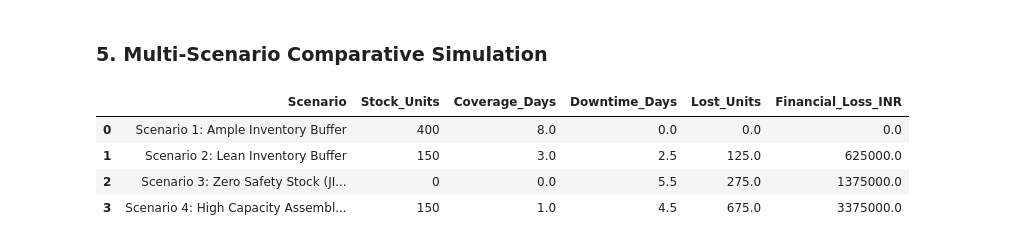
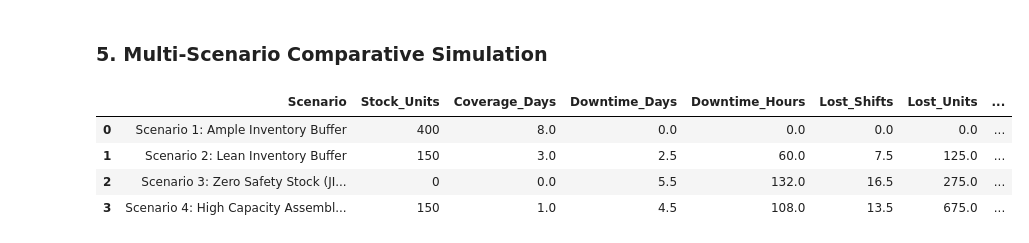
Before and after one commit to UV-Srs/ML, a Jupyter notebook: notebooks/09_Production_Loss_Analysis.ipynb, the cells around one changed output. Cells and saved outputs as stored; diff of their text form; code cells hidden in the pictures.

```diff
--- a/notebooks/09_Production_Loss_Analysis.ipynb
+++ b/notebooks/09_Production_Loss_Analysis.ipynb
@@ -160,52 +209,61 @@ display(results_df)
 # %% [markdown]
 ### 5. Multi-Scenario Comparative Simulation
 # %%
-# Compare 4 representative operational scenarios for an Engine Component order
-# Part: ENG01, Unit Cost: ₹5,000, Daily Production Burn Rate: 50 units/day, Expected Delay: 5.5 days
+# Compare 4 operational scenarios for Engine Component (ENG01)
+# Part: ENG01, Unit Cost: ₹5,000, Daily Production: 50 units/day, Line Overhead: ₹30,000/day, Delay: 5.5 days (132.0 hours)
 scenarios = [
     {
         "Scenario": "Scenario 1: Ample Inventory Buffer",
-        "Description": "Available stock (400 units) covers 8 days, absorbing 5.5 days delay.",
-        "Delay": 5.5, "Stock": 400, "Daily_Prod": 50, "Unit_Cost": 5000.0
+        "Description": "Stock (400 units) covers 8 days, fully absorbing 5.5 days delay.",
+        "Delay": 5.5, "Stock": 400, "Daily_Prod": 50, "Unit_Cost": 5000.0, "Overhead": 30000.0
     },
     {
         "Scenario": "Scenario 2: Lean Inventory Buffer",
-        "Description": "Stock (150 units) covers 3 days, leading to 2.5 days factory downtime.",
-        "Delay": 5.5, "Stock": 150, "Daily_Prod": 50, "Unit_Cost": 5000.0
+        "Description": "Stock (150 units) covers 3 days, leading to 2.5 days (60 hrs) downtime.",
+        "Delay": 5.5, "Stock": 150, "Daily_Prod": 50, "Unit_Cost": 5000.0, "Overhead": 30000.0
     },
     {
         "Scenario": "Scenario 3: Zero Safety Stock (JIT Outage)",
-        "Description": "Stock is zero; plant stops immediately for the entire 5.5 days.",
-        "Delay": 5.5, "Stock": 0, "Daily_Prod": 50, "Unit_Cost": 5000.0
+        "Description": "Stock is zero; plant halts immediately for entire 5.5 days (132 hrs).",
+        "Delay": 5.5, "Stock": 0, "Daily_Prod": 50, "Unit_Cost": 5000.0, "Overhead": 30000.0
     },
     {
         "Scenario": "Scenario 4: High Capacity Assembly Line",
         "Description": "High burn rate line (150 units/day) with 150 units stock (1 day buffer).",
-        "Delay": 5.5, "Stock": 150, "Daily_Prod": 150, "Unit_Cost": 5000.0
+        "Delay": 5.5, "Stock": 150, "Daily_Prod": 150, "Unit_Cost": 5000.0, "Overhead": 60000.0
     }
 ]
 
 scenario_records = []
 for sc in scenarios:
-    res = calculate_production_loss(sc["Delay"], sc["Stock"], sc["Daily_Prod"], sc["Unit_Cost"])
+    res = calculate_production_loss_precision(
+        sc["Delay"], sc["Stock"], sc["Daily_Prod"], sc["Unit_Cost"], sc["Overhead"]
+    )
     scenario_records.append({
         "Scenario": sc["Scenario"],
         "Stock_Units": sc["Stock"],
         "Daily_Burn_Rate": sc["Daily_Prod"],
         "Delay_Days": sc["Delay"],
         "Coverage_Days": res["Stock_Coverage_Days"],
         "Downtime_Days": res["Production_Downtime_Days"],
+        "Downtime_Hours": res["Production_Downtime_Hours"],
+        "Lost_Shifts": res["Lost_Shifts_8h"],
         "Lost_Units": res["Lost_Production_Units"],
-        "Financial_Loss_INR": res["Total_Production_Loss"],
-        "Description": sc["Description"]
+        "Direct_Product_Loss_INR": res["Direct_Product_Loss"],
+        "Line_Overhead_INR": res["Fixed_Overhead_Loss"],
+        "Total_Loss_INR": res["Total_Production_Loss"],
+        "Risk_Tier": res["Risk_Tier"]
     })
 
 scenarios_df = pd.DataFrame(scenario_records)
-display(scenarios_df[["Scenario", "Stock_Units", "Coverage_Days", "Downtime_Days", "Lost_Units", "Financial_Loss_INR"]])
+display(scenarios_df[[
+    "Scenario", "Stock_Units", "Coverage_Days", "Downtime_Days", "Downtime_Hours",
+    "Lost_Shifts", "Lost_Units", "Direct_Product_Loss_INR", "Line_Overhead_INR", "Total_Loss_INR"
+]])
 # %% [output]
-|  | Scenario | Stock_Units | Coverage_Days | Downtime_Days | Lost_Units | Financial_Loss_INR |
-| 0 | Scenario 1: Ample Inventory Buffer | 400 | 8.0 | 0.0 | 0.0 | 0.0 |
-| 1 | Scenario 2: Lean Inventory Buffer | 150 | 3.0 | 2.5 | 125.0 | 625000.0 |
-| 2 | Scenario 3: Zero Safety Stock (JI... | 0 | 0.0 | 5.5 | 275.0 | 1375000.0 |
-| 3 | Scenario 4: High Capacity Assembl... | 150 | 1.0 | 4.5 | 675.0 | 3375000.0 |
+|  | Scenario | Stock_Units | Coverage_Days | Downtime_Days | Downtime_Hours | Lost_Shifts | Lost_Units | ... |
+| 0 | Scenario 1: Ample Inventory Buffer | 400 | 8.0 | 0.0 | 0.0 | 0.0 | 0.0 | ... |
+| 1 | Scenario 2: Lean Inventory Buffer | 150 | 3.0 | 2.5 | 60.0 | 7.5 | 125.0 | ... |
+| 2 | Scenario 3: Zero Safety Stock (JI... | 0 | 0.0 | 5.5 | 132.0 | 16.5 | 275.0 | ... |
+| 3 | Scenario 4: High Capacity Assembl... | 150 | 1.0 | 4.5 | 108.0 | 13.5 | 675.0 | ... |
 # %% [markdown]
```
Also changed, not shown: parts of 13 cells of this notebook, 5 other files.
